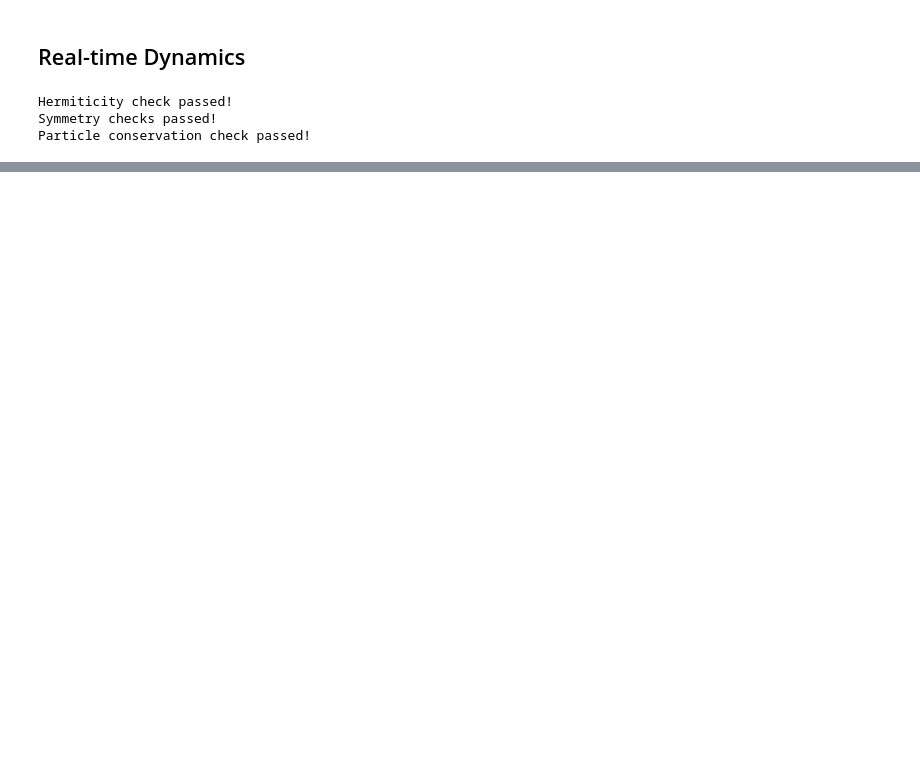
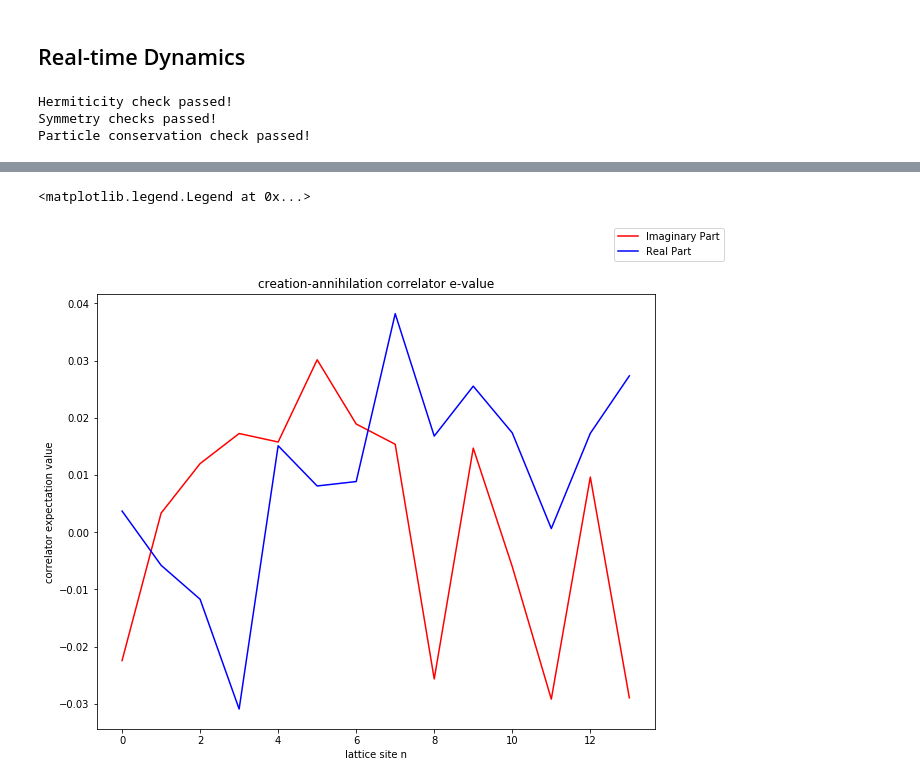
Before and after one commit to jacarolan/QuSpinLatticeFermions, a Jupyter notebook: U1 Theory.ipynb, the cells around one changed output, grey strips where cells are left out. Saved outputs shown, nothing was run; the diff lists cells and outputs as text; code cells hidden in the pictures; blank space fills up the shorter version.

```diff
--- a/U1 Theory.ipynb
+++ b/U1 Theory.ipynb
@@ -274,0 +327,10 @@ Correlator: (5.15958533406142e-08+1.7602531839033444e-08j)
+# %%
+plt.plot(np.imag(correlators),color='red',label="Imaginary Part")
+plt.plot(np.real(correlators),color='blue',label="Real Part")
+plt.title("creation-annihilation correlator e-value")
+plt.ylabel("correlator expectation value")
+plt.xlabel("lattice site n")
+plt.figlegend()
+# %% [output]
+<matplotlib.legend.Legend at 0x...>
+[figure, added]
```
Also changed, not shown: parts of 15 cells of this notebook.
